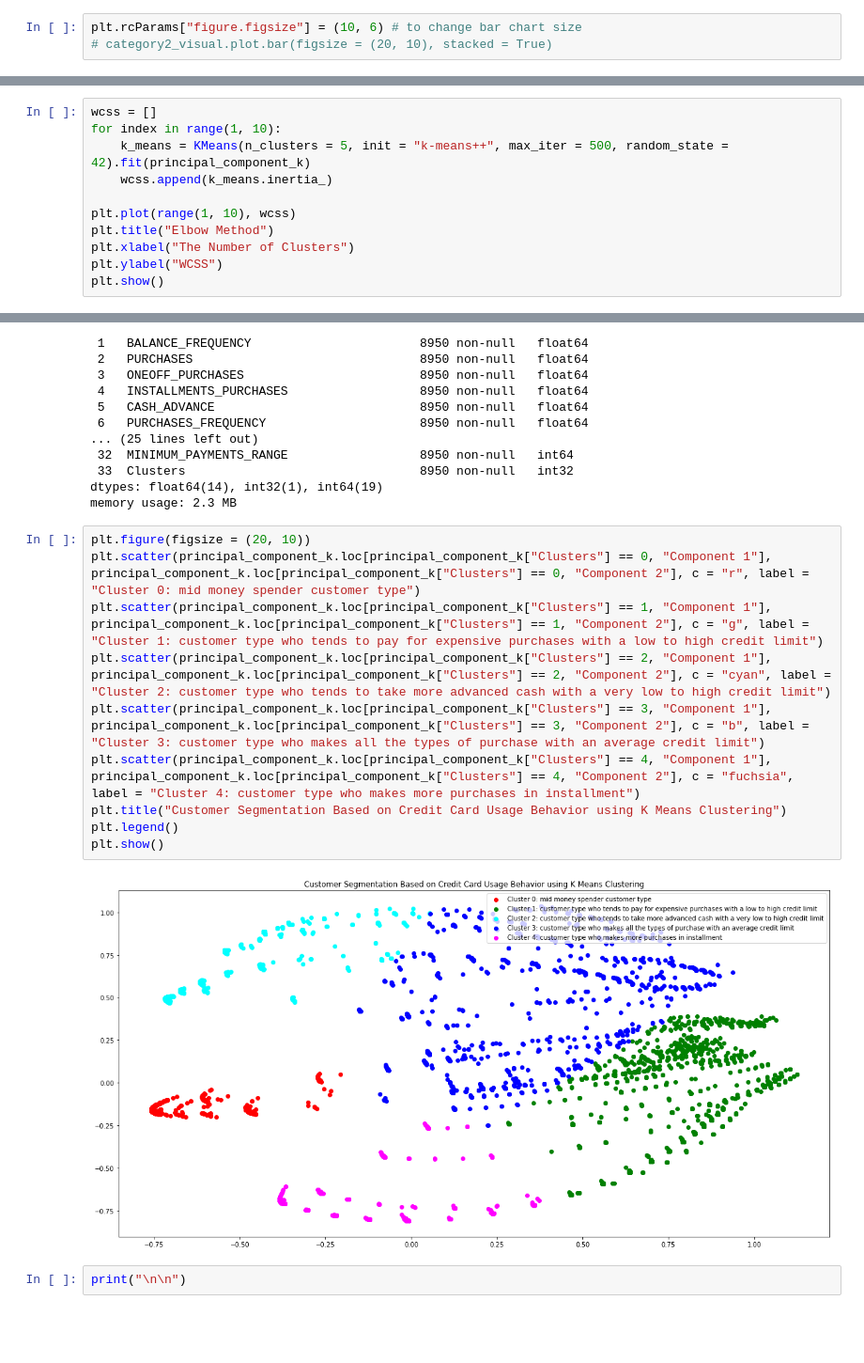
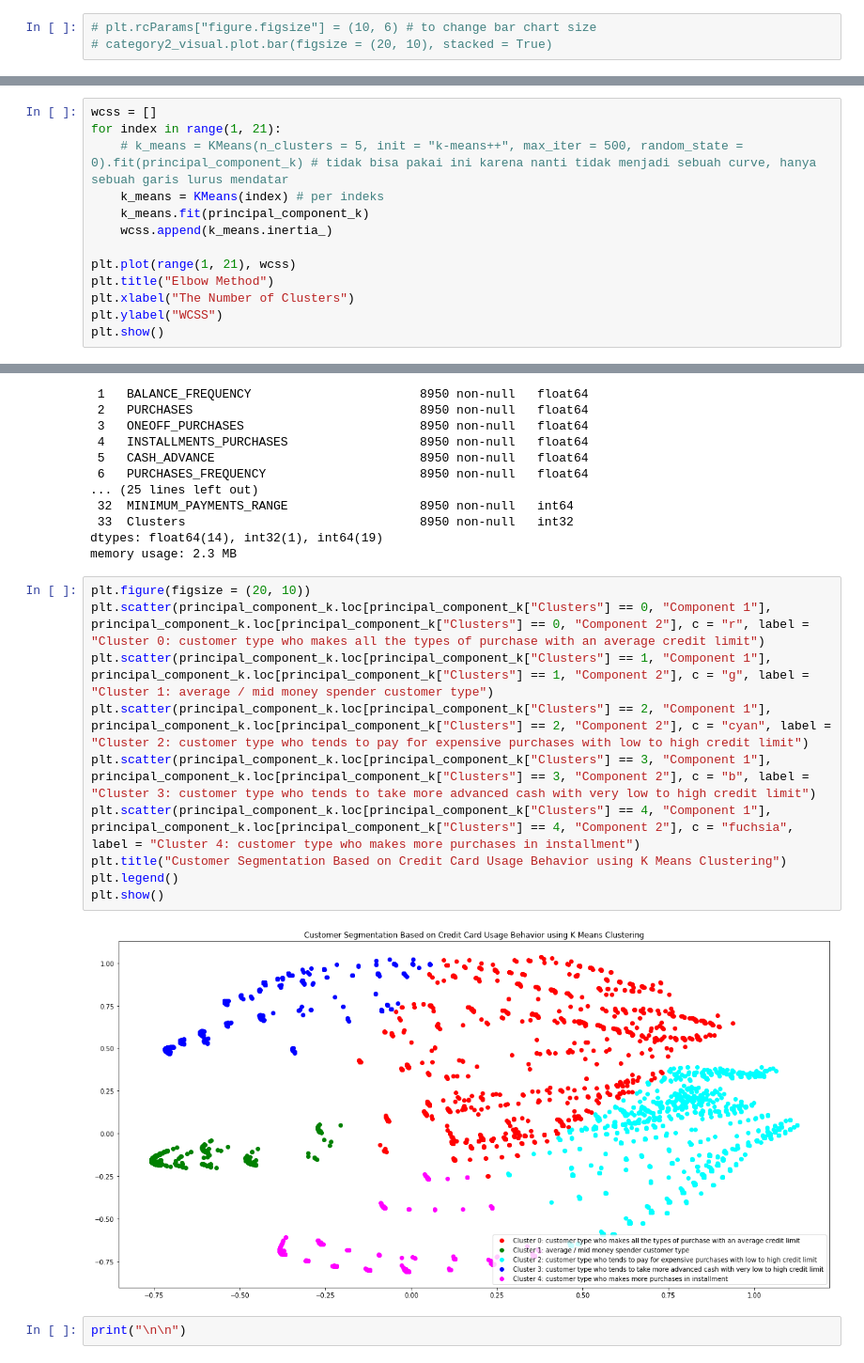
Before and after one commit to shadowprince10/Data-Science-Assignment, a Jupyter notebook: Assignment 8 Unsupervised Learning.ipynb, the cells around one changed output, grey strips where cells are left out. Shown at 94% size. Cells and saved outputs as stored; diff of their text form; blank space fills up the shorter version.

```diff
--- a/Assignment 8 Unsupervised Learning.ipynb
+++ b/Assignment 8 Unsupervised Learning.ipynb
@@ -285,7 +286,7 @@ category2 = ["CASH_ADVANCE_TRX", "PURCHASES_TRX"]
 # %%
 category2_visual = pd.DataFrame(new_credit_card[category2])
 # %%
-plt.rcParams["figure.figsize"] = (10, 6) # to change bar chart size
+# plt.rcParams["figure.figsize"] = (10, 6) # to change bar chart size
 # category2_visual.plot.bar(figsize = (20, 10), stacked = True)
 # %%
 q1 = category2_visual.quantile(0.25)
@@ -654,11 +655,13 @@ print("\n\n")
 # principal_component_dataframe.head(10)
 # %%
 wcss = []
-for index in range(1, 10):
-    k_means = KMeans(n_clusters = 5, init = "k-means++", max_iter = 500, random_state = 42).fit(principal_component_k)
+for index in range(1, 21):
+    # k_means = KMeans(n_clusters = 5, init = "k-means++", max_iter = 500, random_state = 0).fit(principal_component_k) # tidak bisa pakai ini karena nanti tidak menjadi sebuah curve, hanya sebuah garis lurus mendatar
+    k_means = KMeans(index) # per indeks
+    k_means.fit(principal_component_k)
     wcss.append(k_means.inertia_)
 
-plt.plot(range(1, 10), wcss)
+plt.plot(range(1, 21), wcss)
 plt.title("Elbow Method")
 plt.xlabel("The Number of Clusters")
 plt.ylabel("WCSS")
@@ -777,16 +782,16 @@ dtypes: float64(14), int32(1), int64(19)
 memory usage: 2.3 MB
 # %%
 plt.figure(figsize = (20, 10))
-plt.scatter(principal_component_k.loc[principal_component_k["Clusters"] == 0, "Component 1"], principal_component_k.loc[principal_component_k["Clusters"] == 0, "Component 2"], c = "r", label = "Cluster 0: mid money spender customer type")
-plt.scatter(principal_component_k.loc[principal_component_k["Clusters"] == 1, "Component 1"], principal_component_k.loc[principal_component_k["Clusters"] == 1, "Component 2"], c = "g", label = "Cluster 1: customer type who tends to pay for expensive purchases with a low to high credit limit")
-plt.scatter(principal_component_k.loc[principal_component_k["Clusters"] == 2, "Component 1"], principal_component_k.loc[principal_component_k["Clusters"] == 2, "Component 2"], c = "cyan", label = "Cluster 2: customer type who tends to take more advanced cash with a very low to high credit limit")
-plt.scatter(principal_component_k.loc[principal_component_k["Clusters"] == 3, "Component 1"], principal_component_k.loc[principal_component_k["Clusters"] == 3, "Component 2"], c = "b", label = "Cluster 3: customer type who makes all the types of purchase with an average credit limit")
+plt.scatter(principal_component_k.loc[principal_component_k["Clusters"] == 0, "Component 1"], principal_component_k.loc[principal_component_k["Clusters"] == 0, "Component 2"], c = "r", label = "Cluster 0: customer type who makes all the types of purchase with an average credit limit")
+plt.scatter(principal_component_k.loc[principal_component_k["Clusters"] == 1, "Component 1"], principal_component_k.loc[principal_component_k["Clusters"] == 1, "Component 2"], c = "g", label = "Cluster 1: average / mid money spender customer type")
+plt.scatter(principal_component_k.loc[principal_component_k["Clusters"] == 2, "Component 1"], principal_component_k.loc[principal_component_k["Clusters"] == 2, "Component 2"], c = "cyan", label = "Cluster 2: customer type who tends to pay for expensive purchases with low to high credit limit")
+plt.scatter(principal_component_k.loc[principal_component_k["Clusters"] == 3, "Component 1"], principal_component_k.loc[principal_component_k["Clusters"] == 3, "Component 2"], c = "b", label = "Cluster 3: customer type who tends to take more advanced cash with very low to high credit limit")
 plt.scatter(principal_component_k.loc[principal_component_k["Clusters"] == 4, "Component 1"], principal_component_k.loc[principal_component_k["Clusters"] == 4, "Component 2"], c = "fuchsia", label = "Cluster 4: customer type who makes more purchases in installment")
 plt.title("Customer Segmentation Based on Credit Card Usage Behavior using K Means Clustering")
 plt.legend()
 plt.show()
 # %% [output]
-[figure, old version]
+[figure, new version]
 # %%
 print("\n\n")
 # %% [markdown]
```
Also changed, not shown: parts of 12 cells of this notebook.
